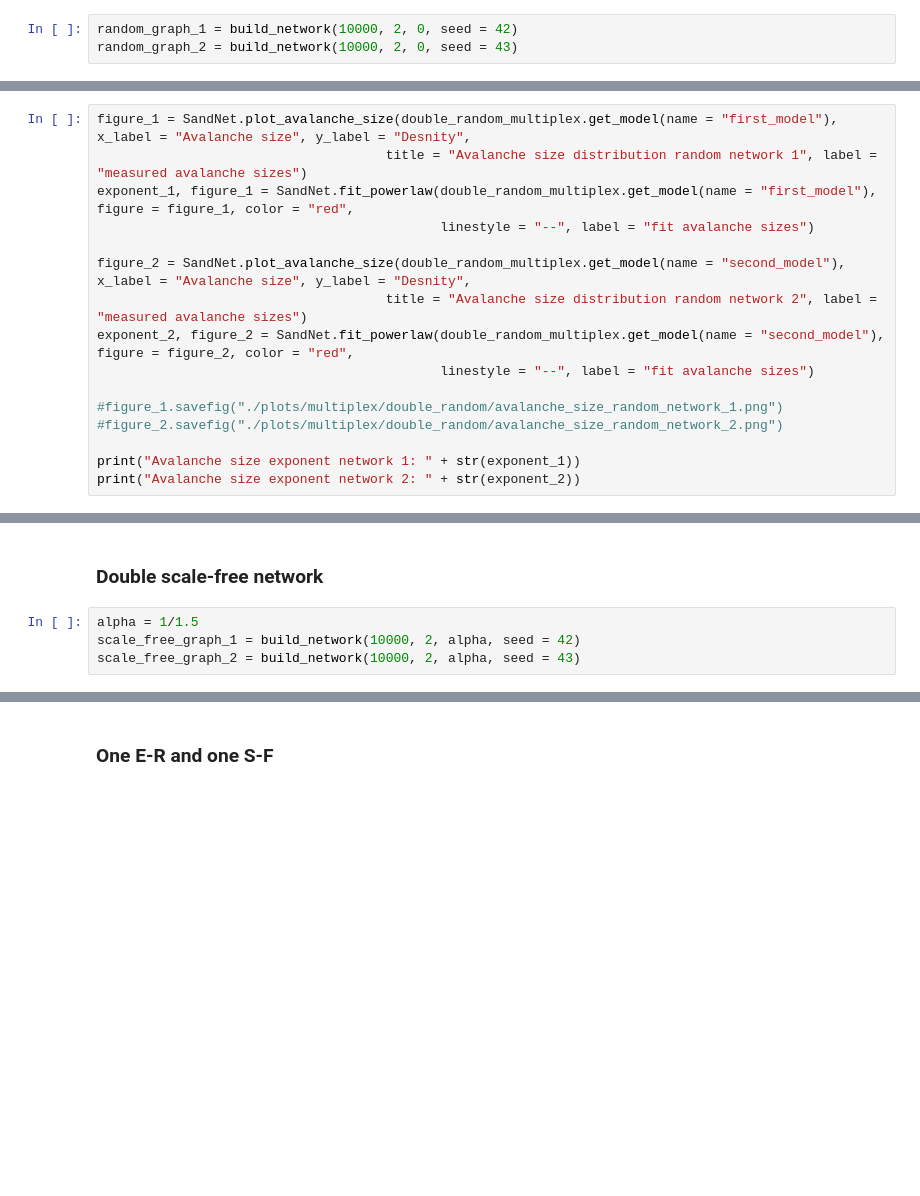
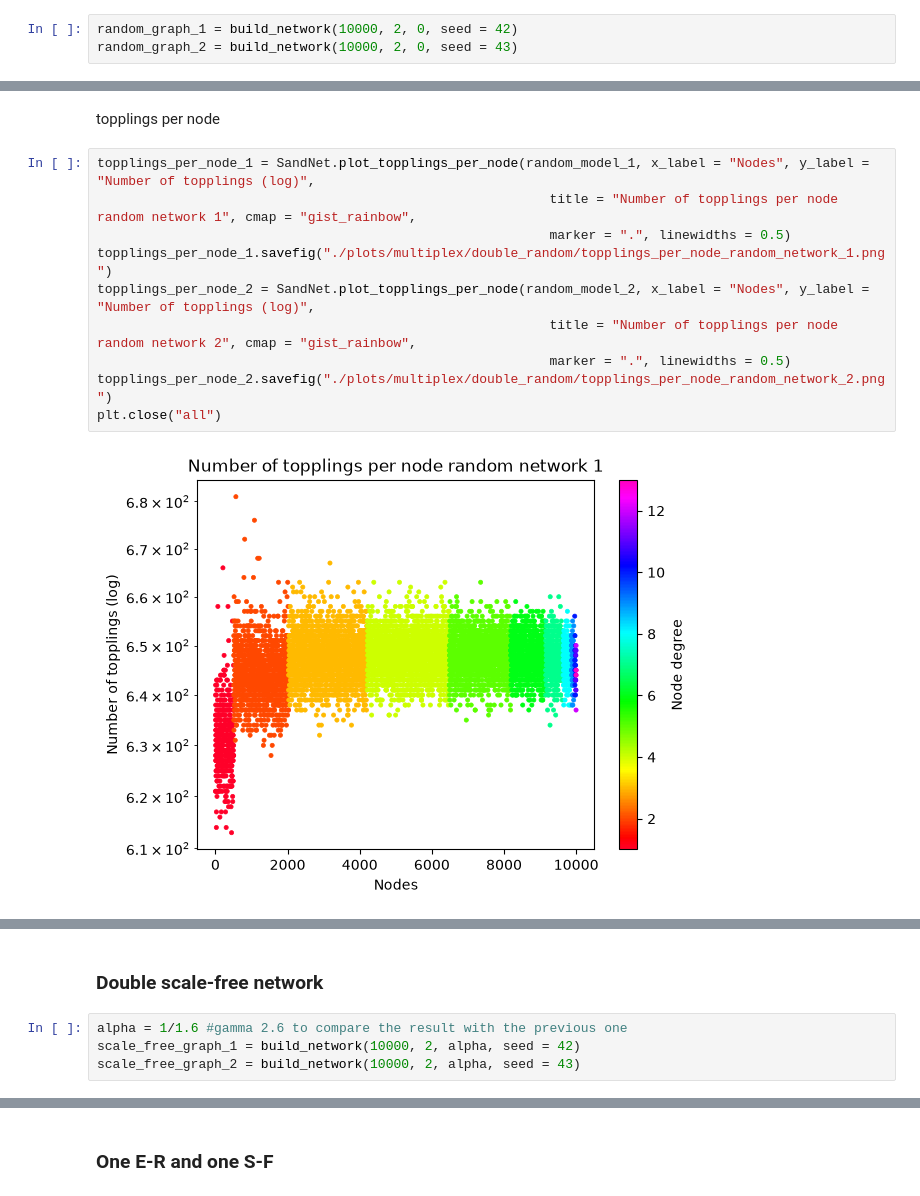
Before and after one commit to riccardo03-maker/SOC_on_networks, a Jupyter notebook: project_notebook.ipynb, the cells around one changed output, grey strips where cells are left out. Cells and saved outputs as stored; diff of their text form; blank space fills up the shorter version.

```diff
--- a/project_notebook.ipynb
+++ b/project_notebook.ipynb
@@ -396,16 +382,0 @@ print("Avalanche size exponent network 2: " + str(exponent_2))
-# %%
-figure_1 = SandNet.plot_avalanche_size(double_random_multiplex.get_model(name = "first_model"), x_label = "Avalanche size", y_label = "Desnity",
-                                     title = "Avalanche size distribution random network 1", label = "measured avalanche sizes")
-exponent_1, figure_1 = SandNet.fit_powerlaw(double_random_multiplex.get_model(name = "first_model"), figure = figure_1, color = "red",
-                                            linestyle = "--", label = "fit avalanche sizes")
-
-figure_2 = SandNet.plot_avalanche_size(double_random_multiplex.get_model(name = "second_model"), x_label = "Avalanche size", y_label = "Desnity",
-                                     title = "Avalanche size distribution random network 2", label = "measured avalanche sizes")
-exponent_2, figure_2 = SandNet.fit_powerlaw(double_random_multiplex.get_model(name = "second_model"), figure = figure_2, color = "red",
-                                            linestyle = "--", label = "fit avalanche sizes")
-
-#figure_1.savefig("./plots/multiplex/double_random/avalanche_size_random_network_1.png")
-#figure_2.savefig("./plots/multiplex/double_random/avalanche_size_random_network_2.png")
-
-print("Avalanche size exponent network 1: " + str(exponent_1))
-print("Avalanche size exponent network 2: " + str(exponent_2))
@@ -416,0 +383,14 @@ Avalanche size exponent network 2: 0.5482946628422096
+# %% [markdown]
+topplings per node
+# %%
+topplings_per_node_1 = SandNet.plot_topplings_per_node(random_model_1, x_label = "Nodes", y_label = "Number of topplings (log)",
+                                                          title = "Number of topplings per node random network 1", cmap = "gist_rainbow",
+                                                          marker = ".", linewidths = 0.5)
+topplings_per_node_1.savefig("./plots/multiplex/double_random/topplings_per_node_random_network_1.png")
+topplings_per_node_2 = SandNet.plot_topplings_per_node(random_model_2, x_label = "Nodes", y_label = "Number of topplings (log)",
+                                                          title = "Number of topplings per node random network 2", cmap = "gist_rainbow",
+                                                          marker = ".", linewidths = 0.5)
+topplings_per_node_2.savefig("./plots/multiplex/double_random/topplings_per_node_random_network_2.png")
+plt.close("all")
+# %% [output]
+[figure, added]
@@ -417,7 +398,7 @@ Avalanche size exponent network 2: 0.5482946628422096
 # %% [markdown]
 ### Double scale-free network
 # %%
-alpha = 1/1.5
+alpha = 1/1.6 #gamma 2.6 to compare the result with the previous one
 scale_free_graph_1 = build_network(10000, 2, alpha, seed = 42)
 scale_free_graph_2 = build_network(10000, 2, alpha, seed = 43)
 # %%
```
Also changed, not shown: parts of 23 cells of this notebook, 14 other files.
